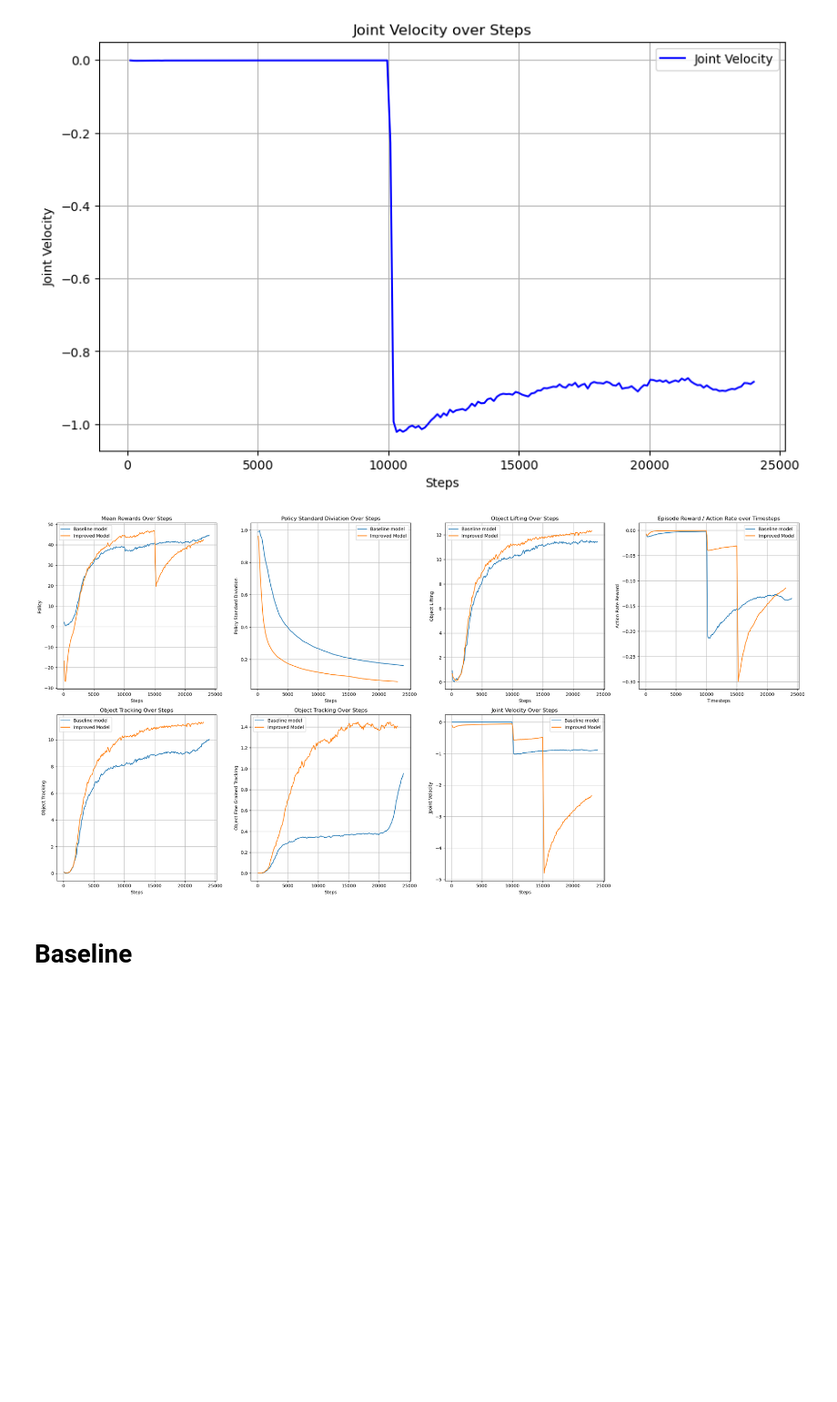
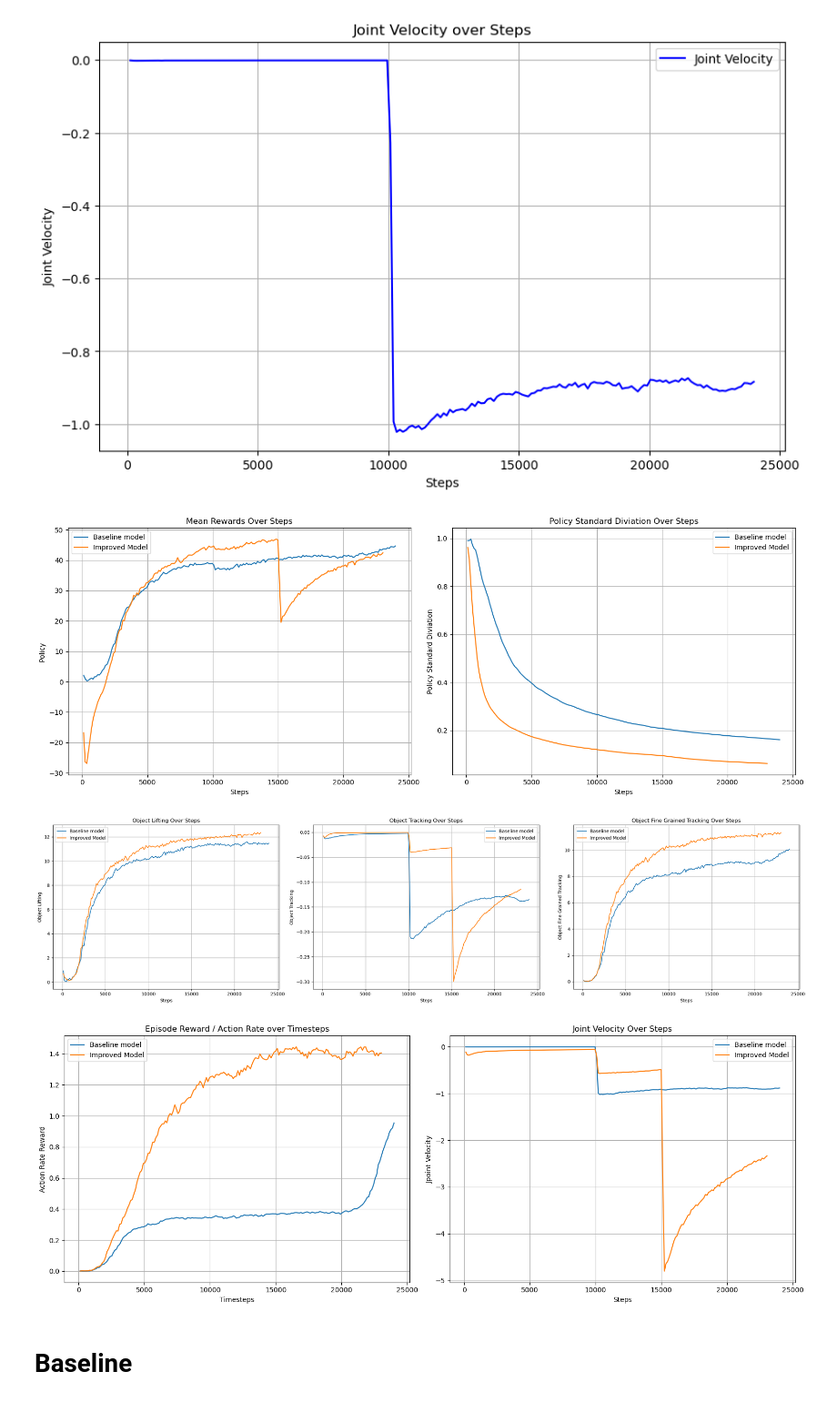
Before and after one commit to marcali/orbit-surgical-marcali, a Jupyter notebook: tables.ipynb, the cells around one changed output. Shown at 91% size. Drawn from its saved outputs; the diff is of its cells as text; code cells hidden in the pictures; blank space fills up the shorter version.

```diff
--- a/tables.ipynb
+++ b/tables.ipynb
@@ -398,7 +398,7 @@ def plot_mean_FTracking(ax, csv_paths, model_names):
 
     ax.set_xlabel('Steps')
     ax.set_ylabel('Object Fine Grained Tracking')
-    ax.set_title('Object Tracking Over Steps')
+    ax.set_title('Object Fine Grained Tracking Over Steps')
     ax.legend()
     ax.grid(True)
 
@@ -436,78 +436,70 @@ def plot_mean_Lifting(ax, csv_paths, model_names):
     ax.grid(True)
 
 def plot_graphs(plot_functions, csv_paths_list, model_names_list):
-    num_plots = len(plot_functions)
+    # First set of plots: Mean rewards and Policy standard deviation
+    fig, axes = plt.subplots(1, 2, figsize=(16, 6))
+    plot_mean_rewards(axes[0], csv_paths_list[0], model_names_list[0])
+    plot_mean_policySTD(axes[1], csv_paths_list[1], model_names_list[1])
+    plt.tight_layout()
+    plt.show()
 
-    for i in range(num_plots):
-        fig, axes = plt.subplots(2, 1, figsize=(8, 12))  # Create a 2x1 grid for each plot
+    # Second set of plots: Lifting, Tracking, and Fine Grained Tracking
+    fig, axes = plt.subplots(1, 3, figsize=(24, 6))
+    plot_mean_Lifting(axes[0], csv_paths_list[2], model_names_list[2])
+    plot_mean_Tracking(axes[1], csv_paths_list[3], model_names_list[3])
+    plot_mean_FTracking(axes[2], csv_paths_list[4], model_names_list[4])
+    plt.tight_layout()
+    plt.show()
 
-        # Ensure axes is a list if there's only one plot
-        if not isinstance(axes, np.ndarray):
-            axes = [axes]
+    # Third set of plots: Action rate and Joint velocity
+    fig, axes = plt.subplots(1, 2, figsize=(16, 6))
+    plot_action_rate(axes[0], csv_paths_list[5], model_names_list[5])
+    plot_mean_JointVelocity(axes[1], csv_paths_list[6], model_names_list[6])
+    plt.tight_layout()
+    plt.show()
 
-        # Plot the graphs on the respective axes
-        plot_func = plot_functions[i]
-        csv_paths = csv_paths_list[i]
-        model_names = model_names_list[i]
 
-        for ax, csv_path, model_name in zip(axes, csv_paths, model_names):
-            plot_func(ax, csv_path, model_name)
-
-        plt.tight_layout()
-        plt.show()
-
-def plot_func(ax, csv_paths, model_names):
-    for csv_path, model_name in zip(csv_paths, model_names):
-        df = pd.read_csv(csv_path)
-        ax.plot(df['Epoch'], df['Value'], label=model_name)
-    ax.set_xlabel('Epoch')
-    ax.set_ylabel('Value')
-    ax.legend()
-    ax.grid(True)
 
 
 
 # Example usage:
 # Add the CSV file paths and the corresponding model names for each graph
 csv_paths_list = [
     ['data/mean_rew/skrl_lift_2024-09-13_22-25-30-og-totalRewMean.csv', 'data/mean_rew/skrl_lift_2024-09-19_21-52-33-best4by4.csv' ],  # Multiple CSVs for torque limits graph
-    ['data/policy/skrl_lift_2024-09-13_22-25-30-og-policy.csv', 'data/policy/skrl_lift_2024-09-19_21-52-33-best4by4 .csv' ],# Multiple CSVs for another graph
+    ['data/policy/skrl_lift_2024-09-13_22-25-30-og-policy.csv', 'data/policy/skrl_lift_2024-09-19_21-52-33-best4by4.csv' ],# Multiple CSVs for another graph
     ['data/rewards/lifting/skrl_lift_2024-09-13_22-25-30-og-lifting.csv', 'data/rewards/lifting/skrl_lift_2024-09-19_21-52-33-best4by4.csv' ],
     ['data/rewards/action-rate/skrl_lift_2024-09-13_22-25-30-og-actionrate.csv', 'data/rewards/action-rate/skrl_lift_2024-09-19_21-52-33-best4by4.csv' ],
     ['data/rewards/tracking/skrl_lift_2024-09-13_22-25-30-og-tracking.csv', 'data/rewards/tracking/skrl_lift_2024-09-19_21-52-33-best4by4.csv' ],
     ['data/rewards/fine_tracking/skrl_lift_2024-09-13_22-25-30-og-trackingFine.csv', 'data/rewards/fine_tracking/skrl_lift_2024-09-19_21-52-33-best4by4.csv' ],
     ['data/rewards/joint_vel/skrl_lift_2024-09-13_22-25-30-og-Jvel.csv', 'data/rewards/joint_vel/skrl_lift_2024-09-19_21-52-33-best4by4.csv' ],
 ]
 model_names_list = [
     ['Baseline model', 'Improved Model'],  # Model names for the torque limits graph
     ['Baseline model', 'Improved Model'],
     ['Baseline model', 'Improved Model'],
     ['Baseline model', 'Improved Model'],
     ['Baseline model', 'Improved Model'],
     ['Baseline model', 'Improved Model'],
     ['Baseline model', 'Improved Model']
 ]
 
 # Define the plotting functions corresponding to each graph
-# plot_functions = [
-#     plot_mean_rewards,
-#     plot_mean_policySTD,
-#     plot_mean_Lifting,
-#     plot_action_rate,
-#     plot_mean_Tracking,
-#     plot_mean_FTracking,
-#     plot_mean_JointVelocity
-# ]
-
-
-
-# List of plot functions
-plot_functions = [plot_func] * len(csv_paths_list)
+plot_functions = [
+    plot_mean_rewards,
+    plot_mean_policySTD,
+    plot_mean_Lifting,
+    plot_action_rate,
+    plot_mean_Tracking,
+    plot_mean_FTracking,
+    plot_mean_JointVelocity
+]
 
 # Call the function to plot the graphs
 plot_graphs(plot_functions, csv_paths_list, model_names_list)
 # %% [output]
-[figure, old version]
+[figure, new version]
+[figure, added]
+[figure, added]
 # %% [markdown]
 # Baseline
 # %%
```
